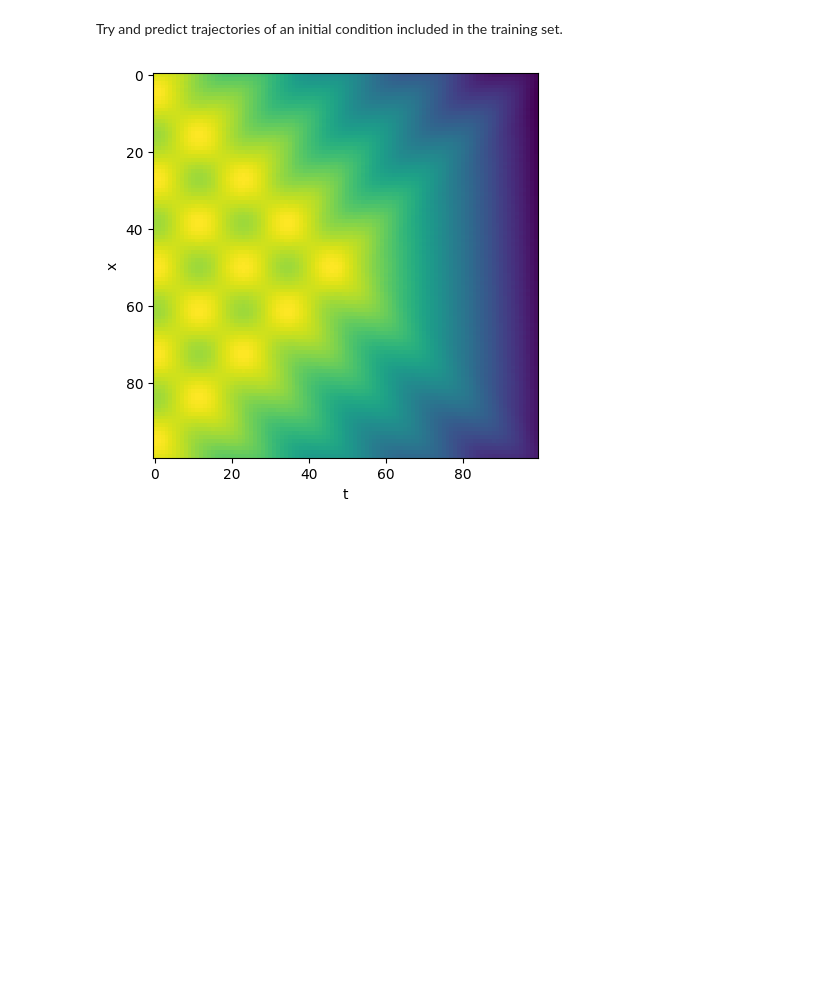
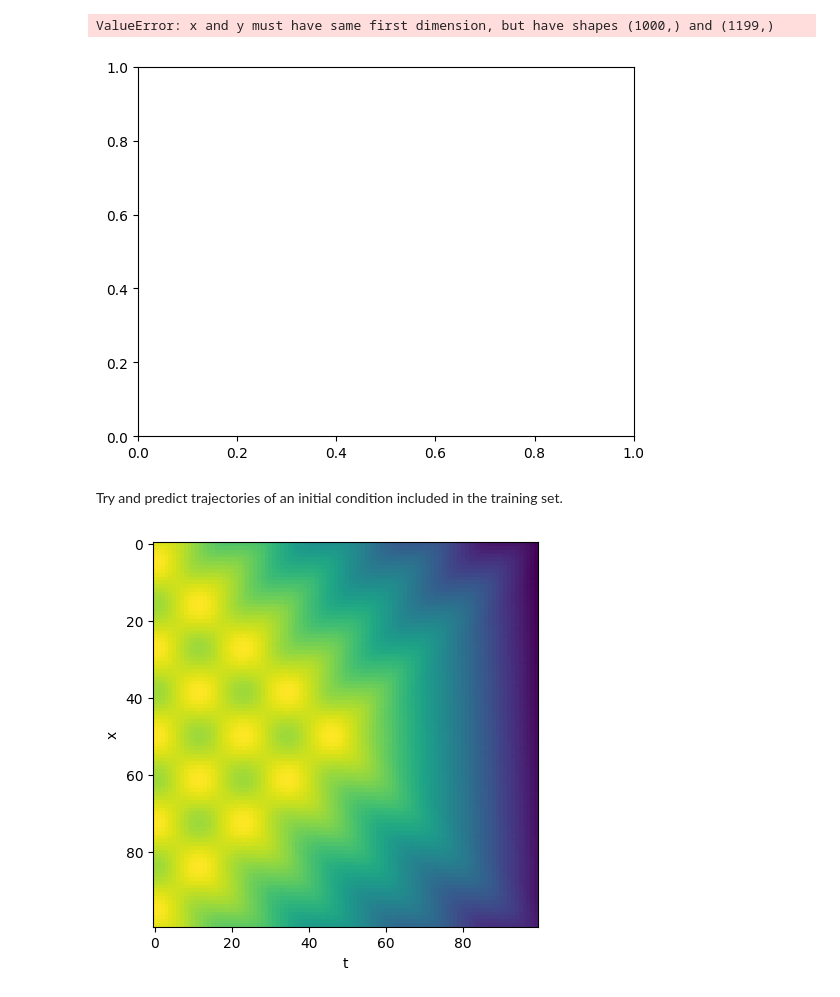
Before and after one commit to sandorfoldi/deeponet, a Jupyter notebook: notebooks/st_convergence_test.ipynb, the cells around one changed output. Saved outputs shown, nothing was run; the diff lists cells and outputs as text; code cells hidden in the pictures; blank space fills up the shorter version.

```diff
--- a/notebooks/st_convergence_test.ipynb
+++ b/notebooks/st_convergence_test.ipynb
@@ -20,13 +19,13 @@ ds_train, ds_valid = get_wave_datasets(paths)
 # Convergence test
 model = DeepONet(10, 128, 128)
 optimizer = torch.optim.Adam(model.parameters(), lr=1e-3)
-lr_scheduler = torch.optim.lr_scheduler.ExponentialLR(optimizer=optimizer, gamma=0.999)
-epochs = 10000
+lr_scheduler = torch.optim.lr_scheduler.ExponentialLR(optimizer=optimizer, gamma=1-1e-3)
+epochs = 1000
 batch_size = 10
 loss_function = torch.nn.MSELoss()
 
 epoch_train_losses = []
-validation_losses = []
+epoch_validation_losses = []
 
 train_dataloader = DataLoader(ds_train, batch_size=10, shuffle=True)
 validation_dataloader = DataLoader(ds_valid, batch_size=10, shuffle=True)
@@ -45,7 +44,19 @@ for epoch in range(epochs):
         train_losses.append(loss.item())
 
     epoch_train_losses.append(np.mean(train_losses))
+    lr_scheduler.step()
 
-    lr_scheduler.step()
-    print(f'Epoch {epoch} train loss: {epoch_train_losses[-1]}')
+    if epoch % 10 == 0:
+        # Do validation
+        validation_losses = []
+        model.eval()
+        for (xt_batch, y_batch, u_batch) in validation_dataloader:
+            pred = model(u_batch, xt_batch)
+            loss = loss_function(pred, y_batch.view(-1))
+            validation_losses.append(loss.item())
+
+        epoch_validation_losses.append(np.mean(validation_losses))
+        model.train()
+        # Print train and validation loss
+        print(f'Epoch {epoch} train loss: {epoch_train_losses[-1]} validation loss: {epoch_validation_losses[-1]}')
 # %% [output]
@@ -53,3 +80,12 @@ KeyboardInterrupt:
+# %%
+# Plot train and validation loss
+plt.plot(np.arange(0, epochs, 1), epoch_train_losses, label='train')
+plt.plot(np.arange(0, epochs, 10), epoch_validation_losses, label='validation')
+plt.legend()
+plt.show()
+# %% [output]
+ValueError: x and y must have same first dimension, but have shapes (1000,) and (1199,)
+[figure, added]
 # %% [markdown]
 Try and predict trajectories of an initial condition included in the training set.
 # %%
```
Also changed, not shown: parts of 7 cells of this notebook.
